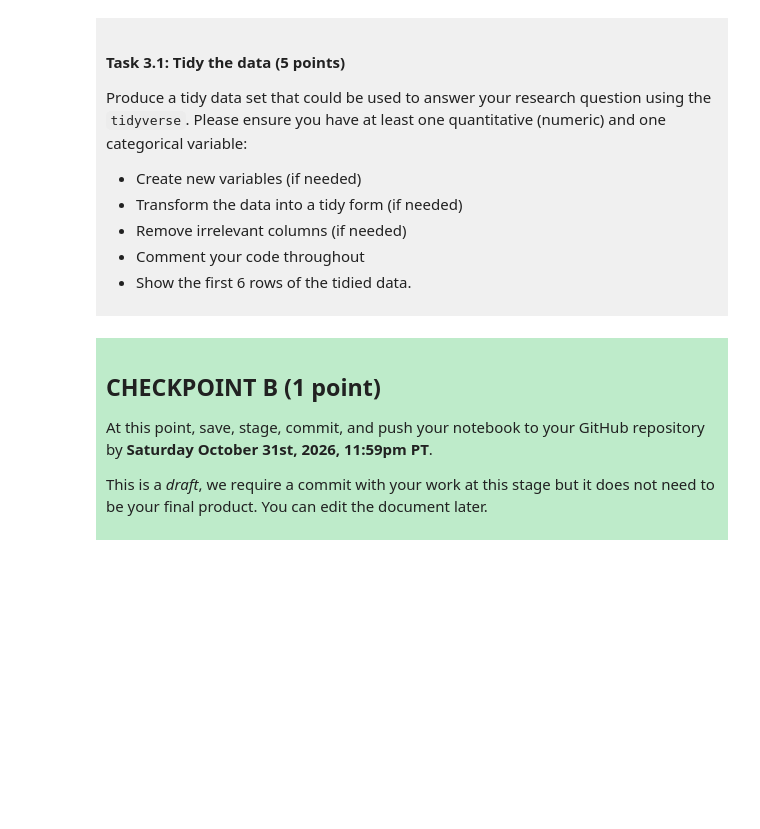
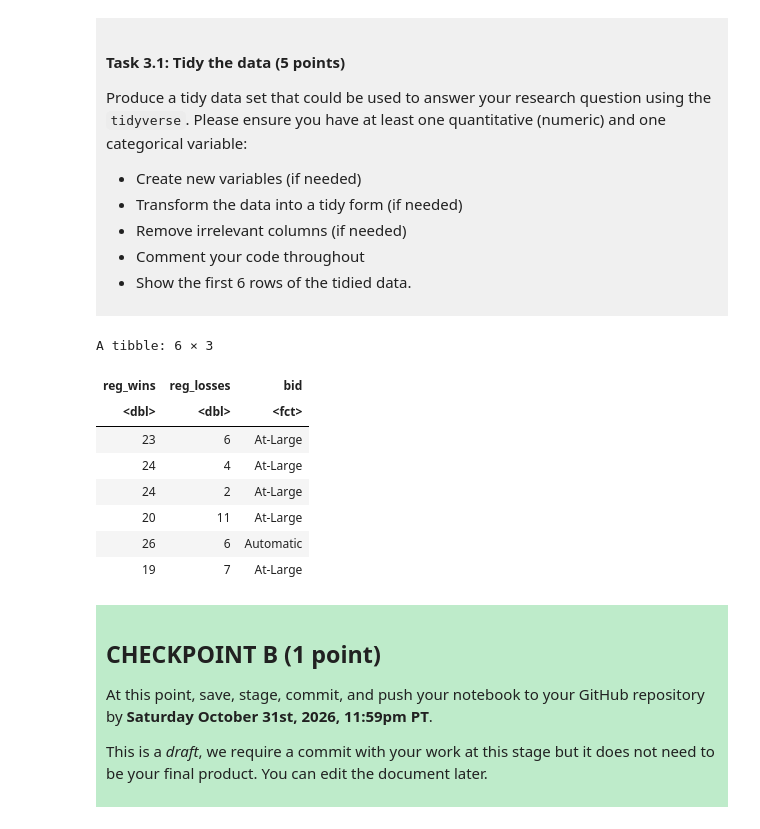
Before and after one commit to saahithikasa-max/dsci-100-project-saahithi-kasa, a Jupyter notebook: dsci-100-project-notebook.ipynb, the cells around one changed output. Saved outputs shown, nothing was run; the diff lists cells and outputs as text; code cells hidden in the pictures; blank space fills up the shorter version.

```diff
--- a/dsci-100-project-notebook.ipynb
+++ b/dsci-100-project-notebook.ipynb
@@ -190,6 +220,24 @@ Produce a tidy data set that could be used to answer your research question usin
 </div>
 # %%
 ### EDIT THIS CODE CELL ###
+
+tidy_womens_march_madness <- women_march_madness_data |>
+            select(reg_wins, reg_losses, bid) |>  # selects predictor and response variables necessary for building the classification model
+            mutate(bid = as_factor(bid)) |> # Modifies the categorical variable into a factor type for classification later on
+            mutate(bid = fct_recode(bid, "At-Large" = "at-large", "Automatic" = "auto")) # Renames the categorical variable types for ease of understanding
+# As there is a single value to each cell, one observation per row, and one variable per column, this data set can be deemed tidy
+# Thus, no further steps are necessary at the moment.
+head(tidy_womens_march_madness) # shows the first 6 rows of the tidied data set
+# %% [output]
+A tibble: 6 × 3
+| reg_wins | reg_losses | bid |
+| <dbl> | <dbl> | <fct> |
+| 23 | 6 | At-Large |
+| 24 | 4 | At-Large |
+| 24 | 2 | At-Large |
+| 20 | 11 | At-Large |
+| 26 | 6 | Automatic |
+| 19 | 7 | At-Large |
 # %% [markdown]
 <div style="background-color: #beebca; padding: 10px;">
 
```
Also changed, not shown: parts of 3 cells of this notebook.
